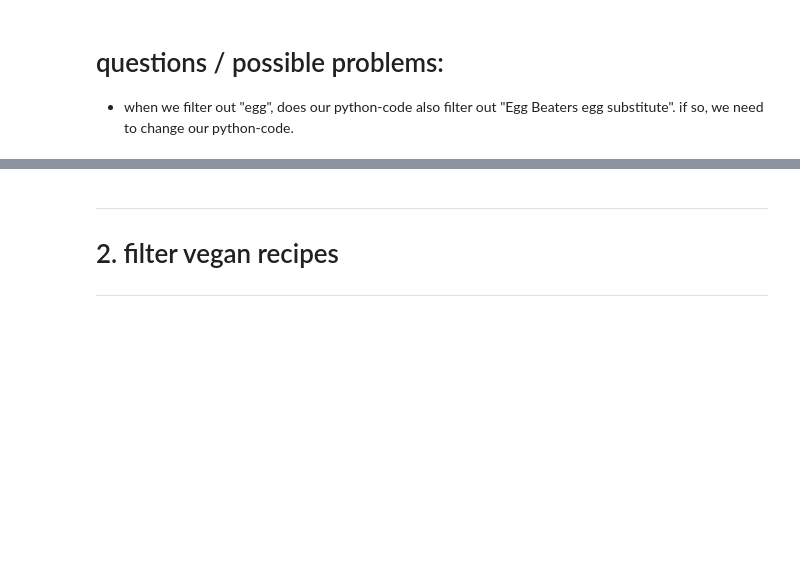
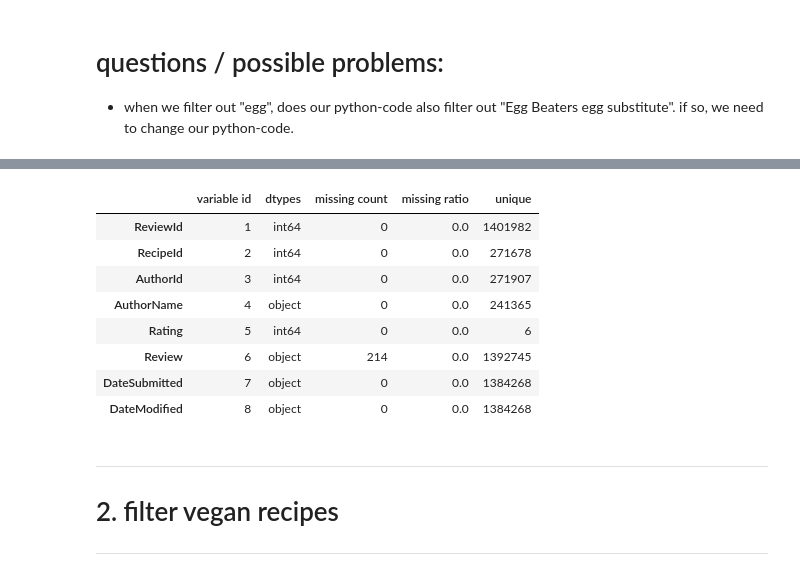
Before and after one commit to TechLabs-Remote-Bootcamp/WS24-MyDailyImpact, a Jupyter notebook: deeplearning/preprocessing.ipynb, the cells around one changed output, grey strips where cells are left out. Drawn from its saved outputs; the diff is of its cells as text; code cells hidden in the pictures; blank space fills up the shorter version.

```diff
--- a/deeplearning/preprocessing.ipynb
+++ b/deeplearning/preprocessing.ipynb
@@ -37,3 +79,15 @@ shape is (522517, 28)
+# %%
+summary(reviews)
+# %% [output]
+|  | variable id | dtypes | missing count | missing ratio | unique |
+| ReviewId | 1 | int64 | 0 | 0.0 | 1401982 |
+| RecipeId | 2 | int64 | 0 | 0.0 | 271678 |
+| AuthorId | 3 | int64 | 0 | 0.0 | 271907 |
+| AuthorName | 4 | object | 0 | 0.0 | 241365 |
+| Rating | 5 | int64 | 0 | 0.0 | 6 |
+| Review | 6 | object | 214 | 0.0 | 1392745 |
+| DateSubmitted | 7 | object | 0 | 0.0 | 1384268 |
+| DateModified | 8 | object | 0 | 0.0 | 1384268 |
 # %% [markdown]
 ---
 # 2. filter vegan recipes
```
Also changed, not shown: parts of 10 cells of this notebook.
